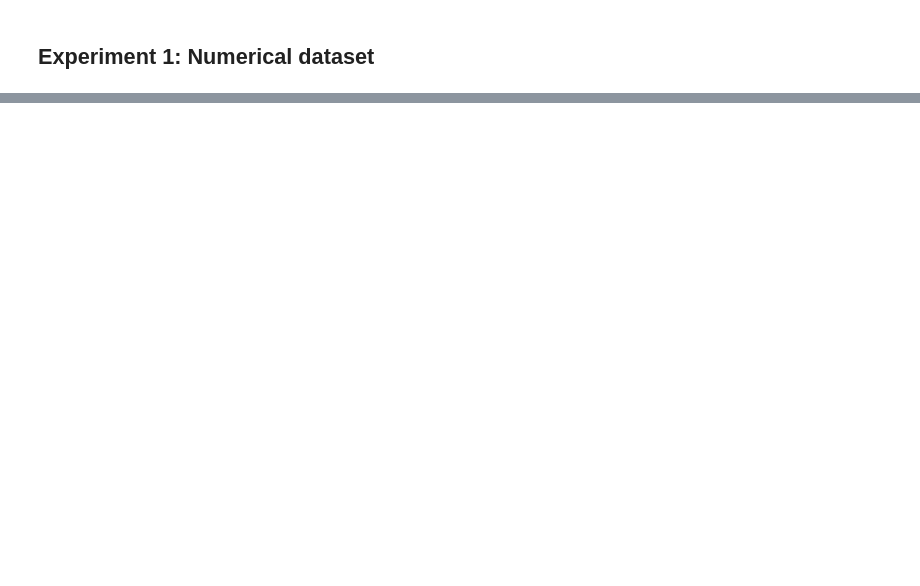
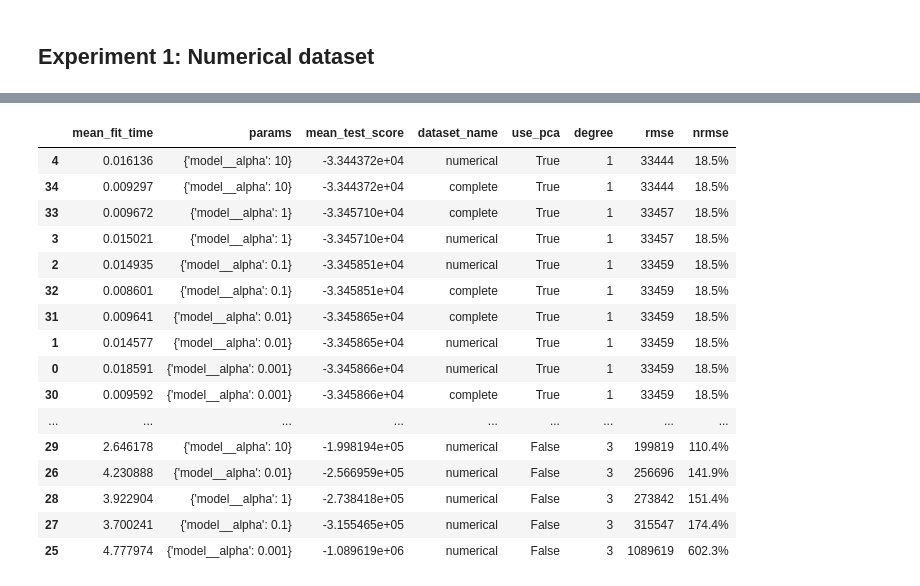
Before and after one commit to matthewgraca/4661-house-prices-regression, a Jupyter notebook: notebooks/hyperparam_tuning.ipynb, the cells around one changed output, grey strips where cells are left out. Cells and saved outputs as stored; diff of their text form; code cells hidden in the pictures; blank space fills up the shorter version.

```diff
--- a/notebooks/hyperparam_tuning.ipynb
+++ b/notebooks/hyperparam_tuning.ipynb
@@ -297,0 +282,11 @@ ranked_results
+# %%
+# same parameters, but degree locked to 2
+degrees = [1, 2]
+# run experiment - polynomial regression
+for use_pca in pca_options:
+    for degree in degrees:
+        exp_result = run_experiment(
+            X=num_df, y=target, dataset_name='complete',
+            use_pca=use_pca, degree=degree, param_grid=param_grid
+        )
+        results = pd.concat([results, exp_result], ignore_index=True)
@@ -297,0 +318,21 @@ ranked_results
+# %%
+ranked_results = results.sort_values(by='mean_test_score', ascending=[False])
+ranked_results
+# %% [output]
+|  | mean_fit_time | params | mean_test_score | dataset_name | use_pca | degree | rmse | nrmse |
+| 4 | 0.016136 | {'model__alpha': 10} | -3.344372e+04 | numerical | True | 1 | 33444 | 18.5% |
+| 34 | 0.009297 | {'model__alpha': 10} | -3.344372e+04 | complete | True | 1 | 33444 | 18.5% |
+| 33 | 0.009672 | {'model__alpha': 1} | -3.345710e+04 | complete | True | 1 | 33457 | 18.5% |
+| 3 | 0.015021 | {'model__alpha': 1} | -3.345710e+04 | numerical | True | 1 | 33457 | 18.5% |
+| 2 | 0.014935 | {'model__alpha': 0.1} | -3.345851e+04 | numerical | True | 1 | 33459 | 18.5% |
+| 32 | 0.008601 | {'model__alpha': 0.1} | -3.345851e+04 | complete | True | 1 | 33459 | 18.5% |
+| 31 | 0.009641 | {'model__alpha': 0.01} | -3.345865e+04 | complete | True | 1 | 33459 | 18.5% |
+| 1 | 0.014577 | {'model__alpha': 0.01} | -3.345865e+04 | numerical | True | 1 | 33459 | 18.5% |
+| 0 | 0.018591 | {'model__alpha': 0.001} | -3.345866e+04 | numerical | True | 1 | 33459 | 18.5% |
+| 30 | 0.009592 | {'model__alpha': 0.001} | -3.345866e+04 | complete | True | 1 | 33459 | 18.5% |
+| ... | ... | ... | ... | ... | ... | ... | ... | ... |
+| 29 | 2.646178 | {'model__alpha': 10} | -1.998194e+05 | numerical | False | 3 | 199819 | 110.4% |
+| 26 | 4.230888 | {'model__alpha': 0.01} | -2.566959e+05 | numerical | False | 3 | 256696 | 141.9% |
+| 28 | 3.922904 | {'model__alpha': 1} | -2.738418e+05 | numerical | False | 3 | 273842 | 151.4% |
+| 27 | 3.700241 | {'model__alpha': 0.1} | -3.155465e+05 | numerical | False | 3 | 315547 | 174.4% |
+| 25 | 4.777974 | {'model__alpha': 0.001} | -1.089619e+06 | numerical | False | 3 | 1089619 | 602.3% |
```
Also changed, not shown: parts of 8 cells of this notebook.
